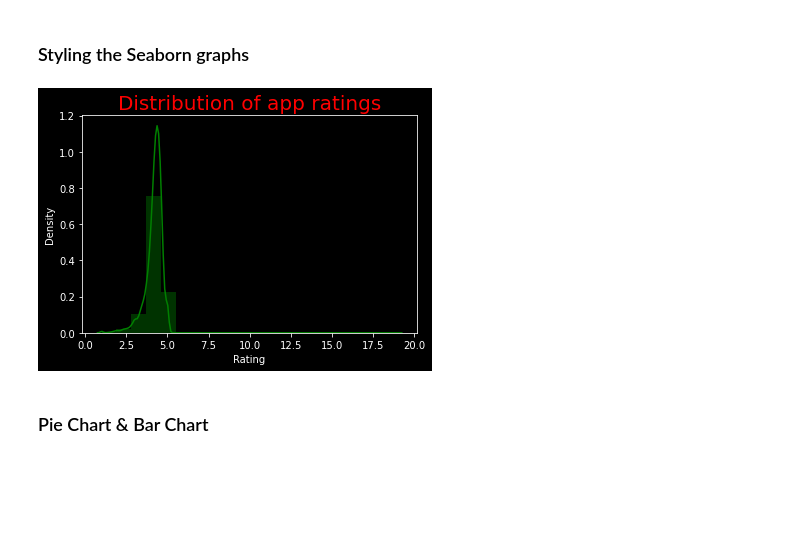
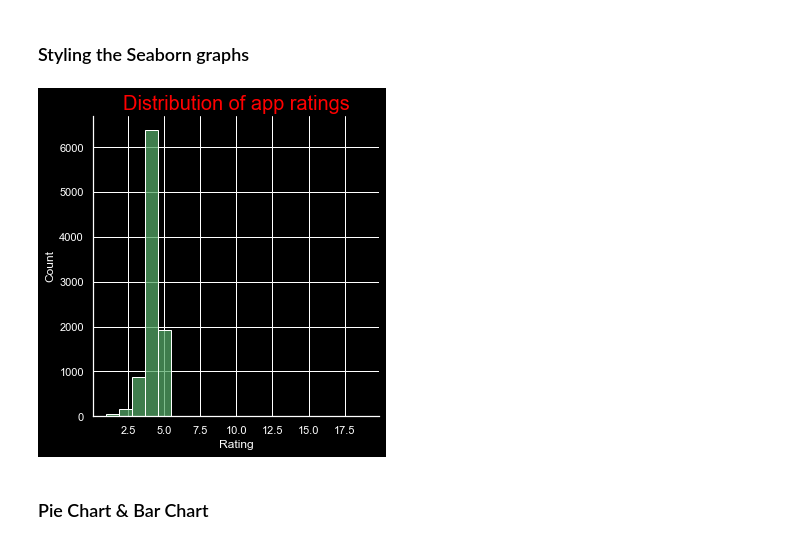
Before and after one commit to syedalihamdani/Seaborn, a Jupyter notebook: Plots Varieties/Distribution Plots.ipynb, the cells around one changed output. Saved outputs shown, nothing was run; the diff lists cells and outputs as text; code cells hidden in the pictures; blank space fills up the shorter version.

```diff
--- a/Plots Varieties/Distribution Plots.ipynb
+++ b/Plots Varieties/Distribution Plots.ipynb
@@ -42,19 +42,19 @@ plt.show()
 # %%
 # importing all the libraries
 import numpy as np
 import pandas as pd
 import matplotlib.pyplot as plt
 import seaborn as sns
 
 #Adding dark backkground to the graph
 plt.style.use("dark_background")
 
 #Create a distribution plot for rating
-sns.distplot(pstore.Rating,bins=20,color="g")
+sns.displot(pstore.Rating,bins=20,color="g")
 plt.title("Distribution of app ratings",fontsize=20,color='red')
 plt.show()
 # %% [output]
-[figure, old version]
+[figure, new version]
 # %% [markdown]
 ### Pie Chart & Bar Chart
 # %%
```
Also changed, not shown: parts of 2 cells of this notebook, 3 other files.
